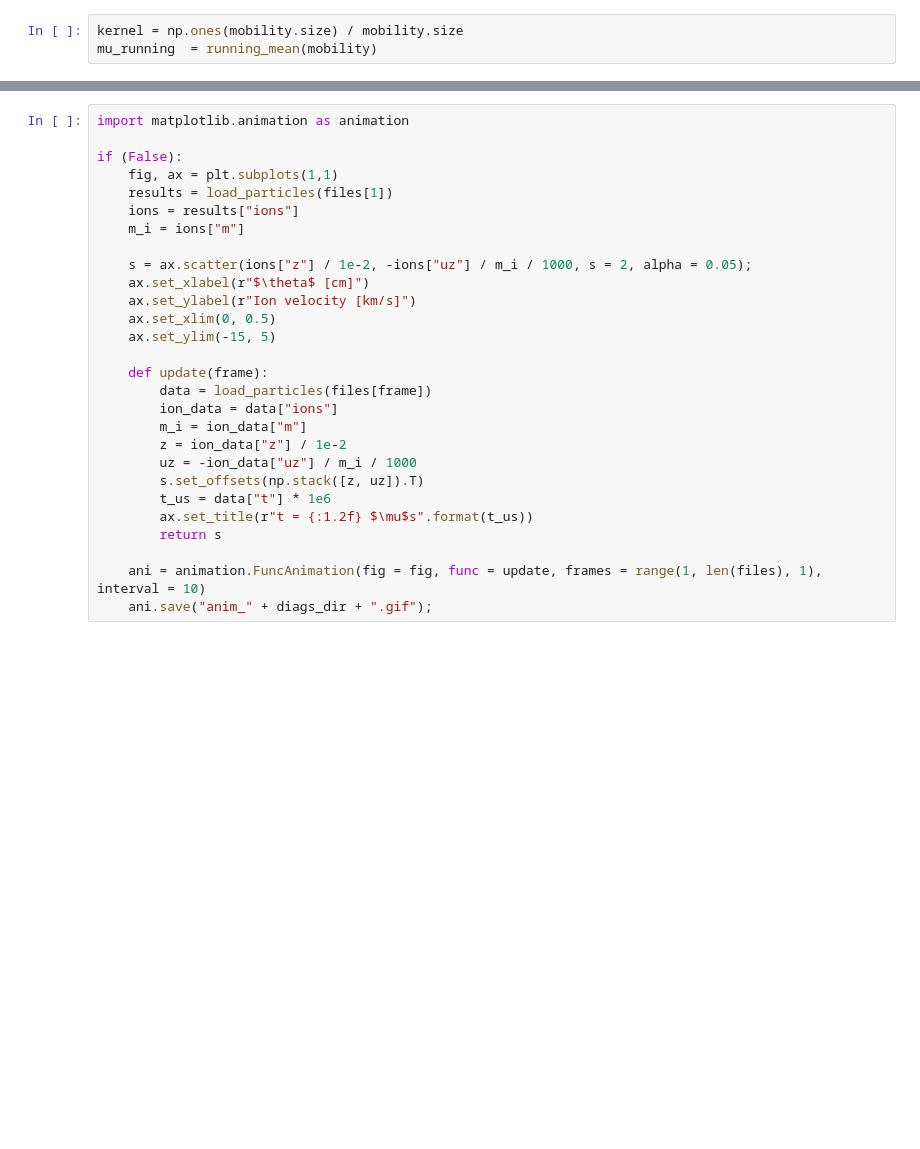
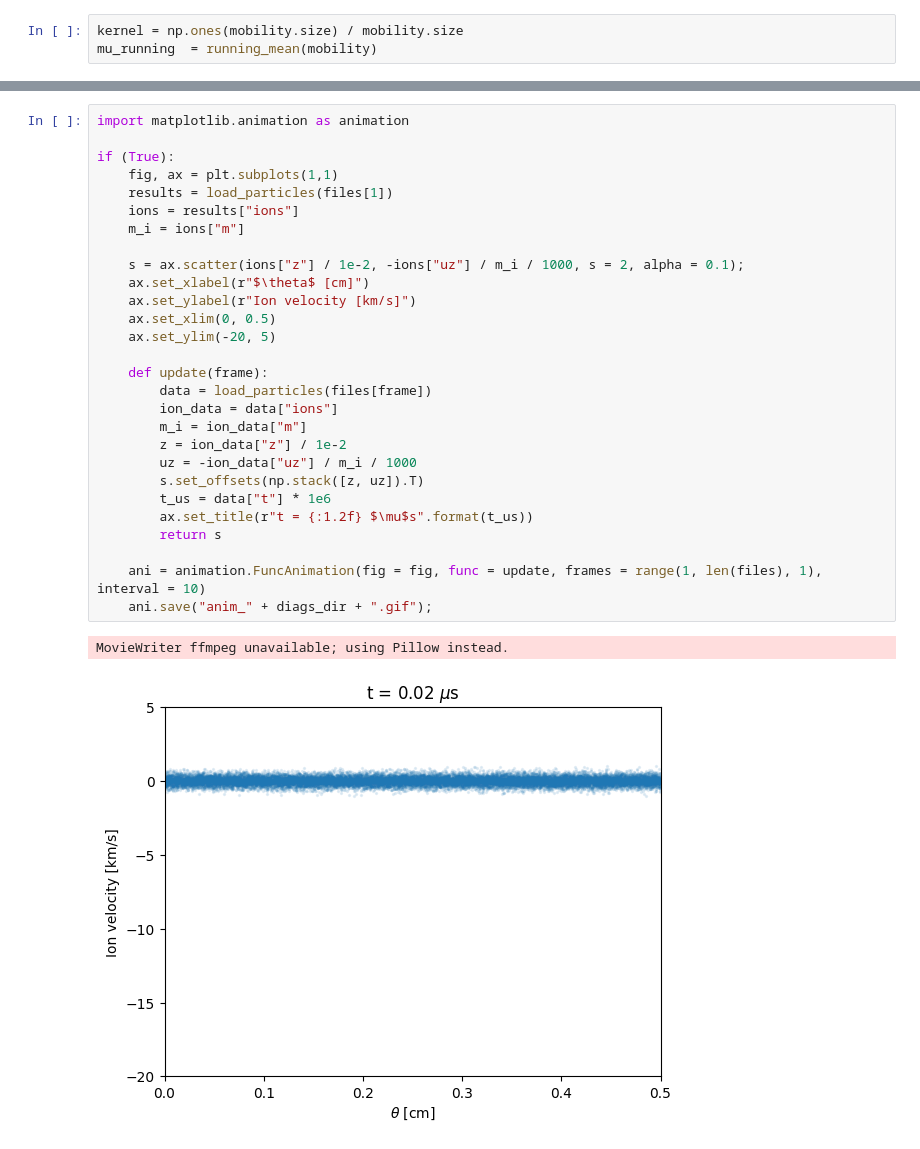
Before and after one commit to archermarx/ecdi-1d-bounded, a Jupyter notebook: analysis.ipynb, the cells around one changed output, grey strips where cells are left out. Cells and saved outputs as stored; diff of their text form; blank space fills up the shorter version.

```diff
--- a/analysis.ipynb
+++ b/analysis.ipynb
@@ -374,28 +374,31 @@ ax_nu.set_title("Anomalous collision frequency");
 # %%
 import matplotlib.animation as animation
 
-if (False):
+if (True):
     fig, ax = plt.subplots(1,1)
     results = load_particles(files[1])
     ions = results["ions"]
     m_i = ions["m"]
 
-    s = ax.scatter(ions["z"] / 1e-2, -ions["uz"] / m_i / 1000, s = 2, alpha = 0.05);
+    s = ax.scatter(ions["z"] / 1e-2, -ions["uz"] / m_i / 1000, s = 2, alpha = 0.1);
     ax.set_xlabel(r"$\theta$ [cm]")
     ax.set_ylabel(r"Ion velocity [km/s]")
     ax.set_xlim(0, 0.5)
-    ax.set_ylim(-15, 5)
+    ax.set_ylim(-20, 5)
 
     def update(frame):
         data = load_particles(files[frame])
         ion_data = data["ions"]
         m_i = ion_data["m"]
         z = ion_data["z"] / 1e-2
         uz = -ion_data["uz"] / m_i / 1000
         s.set_offsets(np.stack([z, uz]).T)
         t_us = data["t"] * 1e6
         ax.set_title(r"t = {:1.2f} $\mu$s".format(t_us))
         return s
 
     ani = animation.FuncAnimation(fig = fig, func = update, frames = range(1, len(files), 1), interval = 10)
     ani.save("anim_" + diags_dir + ".gif");
+# %% [output]
+MovieWriter ffmpeg unavailable; using Pillow instead.
+[figure, added]
```
Also changed, not shown: parts of 7 cells of this notebook, 3 other files.
